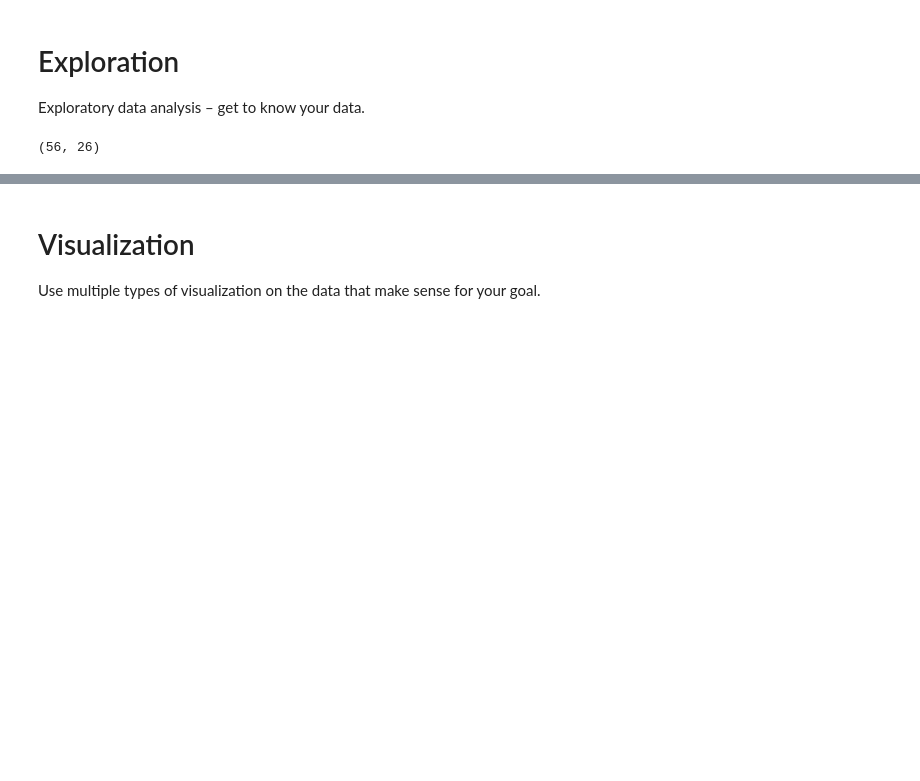
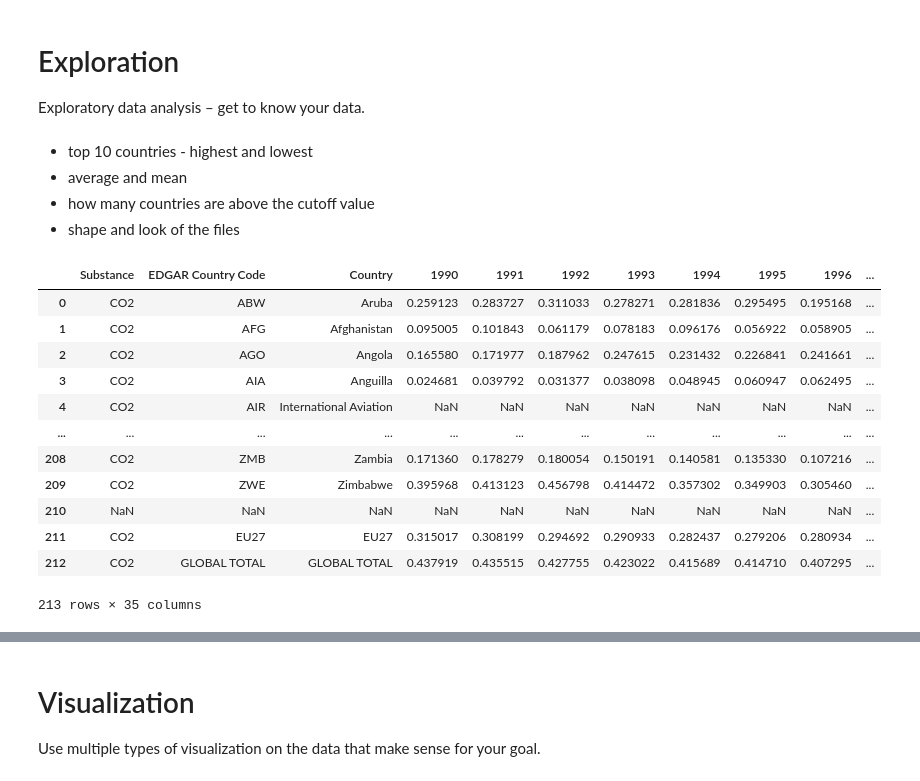
Before and after one commit to HAngerla/EPA112A_G1_W2024, a Jupyter notebook: src/EPA112A_project_group_groupOne.ipynb, the cells around one changed output, grey strips where cells are left out. Drawn from its saved outputs; the diff is of its cells as text; code cells hidden in the pictures; blank space fills up the shorter version.

```diff
--- a/src/EPA112A_project_group_groupOne.ipynb
+++ b/src/EPA112A_project_group_groupOne.ipynb
@@ -53,5 +73,22 @@ how many countries are above the cutoff value
+# %% [markdown]
+- top 10 countries - highest and lowest
+- average and mean
+- how many countries are above the cutoff value
+- shape and look of the files
 # %%
-GDP.shape
+CO2_GDP
 # %% [output]
+|  | Substance | EDGAR Country Code | Country | 1990 | 1991 | 1992 | 1993 | 1994 | 1995 | 1996 | ... |
+| 0 | CO2 | ABW | Aruba | 0.259123 | 0.283727 | 0.311033 | 0.278271 | 0.281836 | 0.295495 | 0.195168 | ... |
+| 1 | CO2 | AFG | Afghanistan | 0.095005 | 0.101843 | 0.061179 | 0.078183 | 0.096176 | 0.056922 | 0.058905 | ... |
+| 2 | CO2 | AGO | Angola | 0.165580 | 0.171977 | 0.187962 | 0.247615 | 0.231432 | 0.226841 | 0.241661 | ... |
+| 3 | CO2 | AIA | Anguilla | 0.024681 | 0.039792 | 0.031377 | 0.038098 | 0.048945 | 0.060947 | 0.062495 | ... |
+| 4 | CO2 | AIR | International Aviation | NaN | NaN | NaN | NaN | NaN | NaN | NaN | ... |
+| ... | ... | ... | ... | ... | ... | ... | ... | ... | ... | ... | ... |
+| 208 | CO2 | ZMB | Zambia | 0.171360 | 0.178279 | 0.180054 | 0.150191 | 0.140581 | 0.135330 | 0.107216 | ... |
+| 209 | CO2 | ZWE | Zimbabwe | 0.395968 | 0.413123 | 0.456798 | 0.414472 | 0.357302 | 0.349903 | 0.305460 | ... |
+| 210 | NaN | NaN | NaN | NaN | NaN | NaN | NaN | NaN | NaN | NaN | ... |
+| 211 | CO2 | EU27 | EU27 | 0.315017 | 0.308199 | 0.294692 | 0.290933 | 0.282437 | 0.279206 | 0.280934 | ... |
+| 212 | CO2 | GLOBAL TOTAL | GLOBAL TOTAL | 0.437919 | 0.435515 | 0.427755 | 0.423022 | 0.415689 | 0.414710 | 0.407295 | ... |
-(56, 26)
+213 rows × 35 columns
 # %%
```
Also changed, not shown: parts of 9 cells of this notebook.
